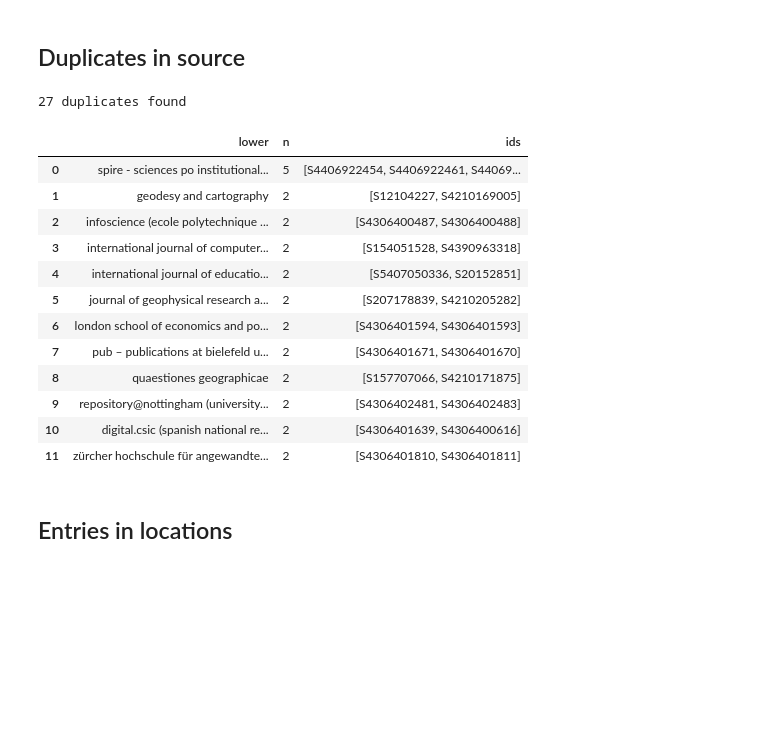
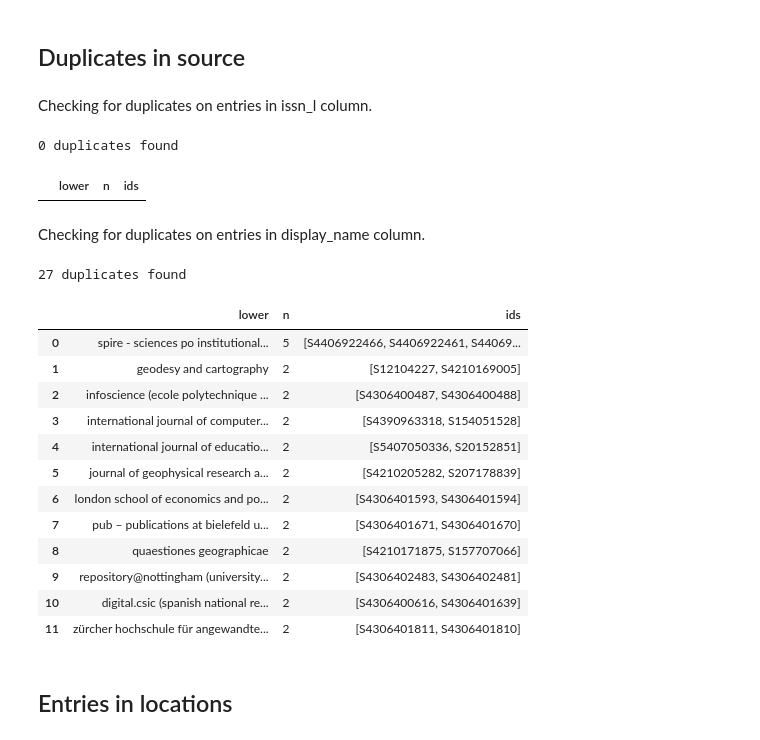
Before and after one commit to dkrakau/Wissenschaftliche_Vertiefung, a Jupyter notebook: notebook_duplicates.ipynb, the cells around one changed output. Drawn from its saved outputs; the diff is of its cells as text; code cells hidden in the pictures; blank space fills up the shorter version.

```diff
--- a/notebook_duplicates.ipynb
+++ b/notebook_duplicates.ipynb
@@ -247,32 +406,52 @@ q("""
 # %% [markdown]
 ## Duplicates in source
+# %% [markdown]
+Checking for duplicates on entries in issn_l column.
 # %%
-source = q("""
-    SELECT lower(trim(display_name)), count(*) AS n, array_agg(id) AS ids
+source_issn_l = q("""
+    SELECT lower(trim(issn_l)), count(*) AS n, array_agg(id) AS ids
     FROM openalex.source
-    GROUP BY display_name
+    WHERE issn_l IS NOT NULL
+    GROUP BY issn_l
     HAVING count(*) > 1
     ORDER BY n DESC;
 """)
 
-print(f"{source["n"].sum()} duplicates found")
+print(f"{source_issn_l["n"].sum()} duplicates found")
 
-source
+source_issn_l
 # %% [output]
-27 duplicates found
+0 duplicates found
 |  | lower | n | ids |
-| 0 | spire - sciences po institutional... | 5 | [S4406922454, S4406922461, S44069... |
-| 1 | geodesy and cartography | 2 | [S12104227, S4210169005] |
-| 2 | infoscience (ecole polytechnique ... | 2 | [S4306400487, S4306400488] |
-| 3 | international journal of computer... | 2 | [S154051528, S4390963318] |
-| 4 | international journal of educatio... | 2 | [S5407050336, S20152851] |
-| 5 | journal of geophysical research a... | 2 | [S207178839, S4210205282] |
-| 6 | london school of economics and po... | 2 | [S4306401594, S4306401593] |
-| 7 | pub – publications at bielefeld u... | 2 | [S4306401671, S4306401670] |
-| 8 | quaestiones geographicae | 2 | [S157707066, S4210171875] |
-| 9 | repository@nottingham (university... | 2 | [S4306402481, S4306402483] |
-| 10 | digital.csic (spanish national re... | 2 | [S4306401639, S4306400616] |
-| 11 | zürcher hochschule für angewandte... | 2 | [S4306401810, S4306401811] |
+# %% [markdown]
+Checking for duplicates on entries in display_name column.
+# %%
+source_display_name = q("""
+    SELECT lower(trim(display_name)), count(*) AS n, array_agg(id) AS ids
+    FROM openalex.source
+    GROUP BY display_name
+    HAVING count(*) > 1
+    ORDER BY n DESC;
+""")
+
+print(f"{source_display_name["n"].sum()} duplicates found")
+
+source_display_name
+# %% [output]
+27 duplicates found
+|  | lower | n | ids |
+| 0 | spire - sciences po institutional... | 5 | [S4406922466, S4406922461, S44069... |
+| 1 | geodesy and cartography | 2 | [S12104227, S4210169005] |
+| 2 | infoscience (ecole polytechnique ... | 2 | [S4306400487, S4306400488] |
+| 3 | international journal of computer... | 2 | [S4390963318, S154051528] |
+| 4 | international journal of educatio... | 2 | [S5407050336, S20152851] |
+| 5 | journal of geophysical research a... | 2 | [S4210205282, S207178839] |
+| 6 | london school of economics and po... | 2 | [S4306401593, S4306401594] |
+| 7 | pub – publications at bielefeld u... | 2 | [S4306401671, S4306401670] |
+| 8 | quaestiones geographicae | 2 | [S4210171875, S157707066] |
+| 9 | repository@nottingham (university... | 2 | [S4306402483, S4306402481] |
+| 10 | digital.csic (spanish national re... | 2 | [S4306400616, S4306401639] |
+| 11 | zürcher hochschule für angewandte... | 2 | [S4306401811, S4306401810] |
 # %% [markdown]
 ## Entries in locations
 # %%
```
Also changed, not shown: parts of 37 cells of this notebook.
